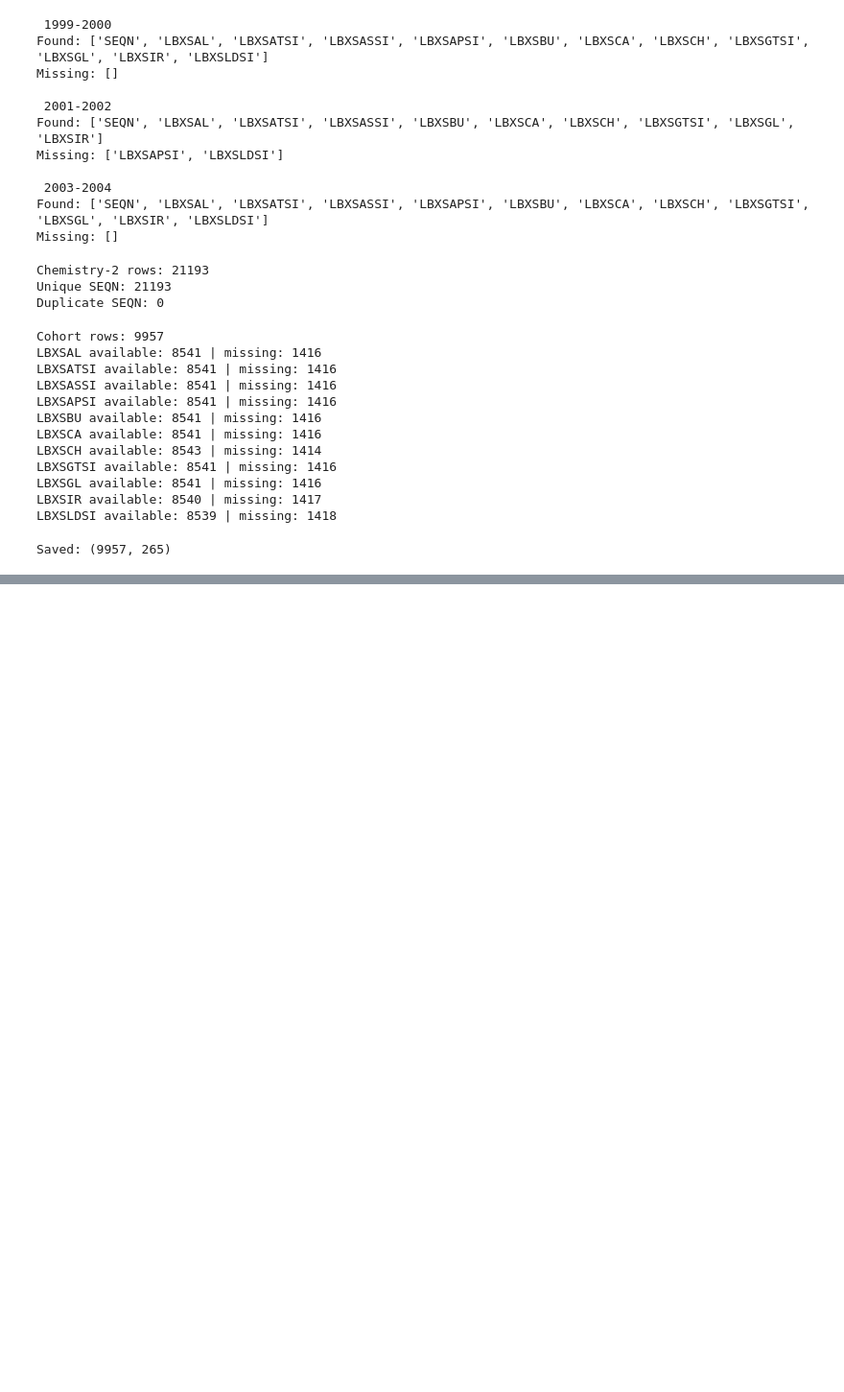
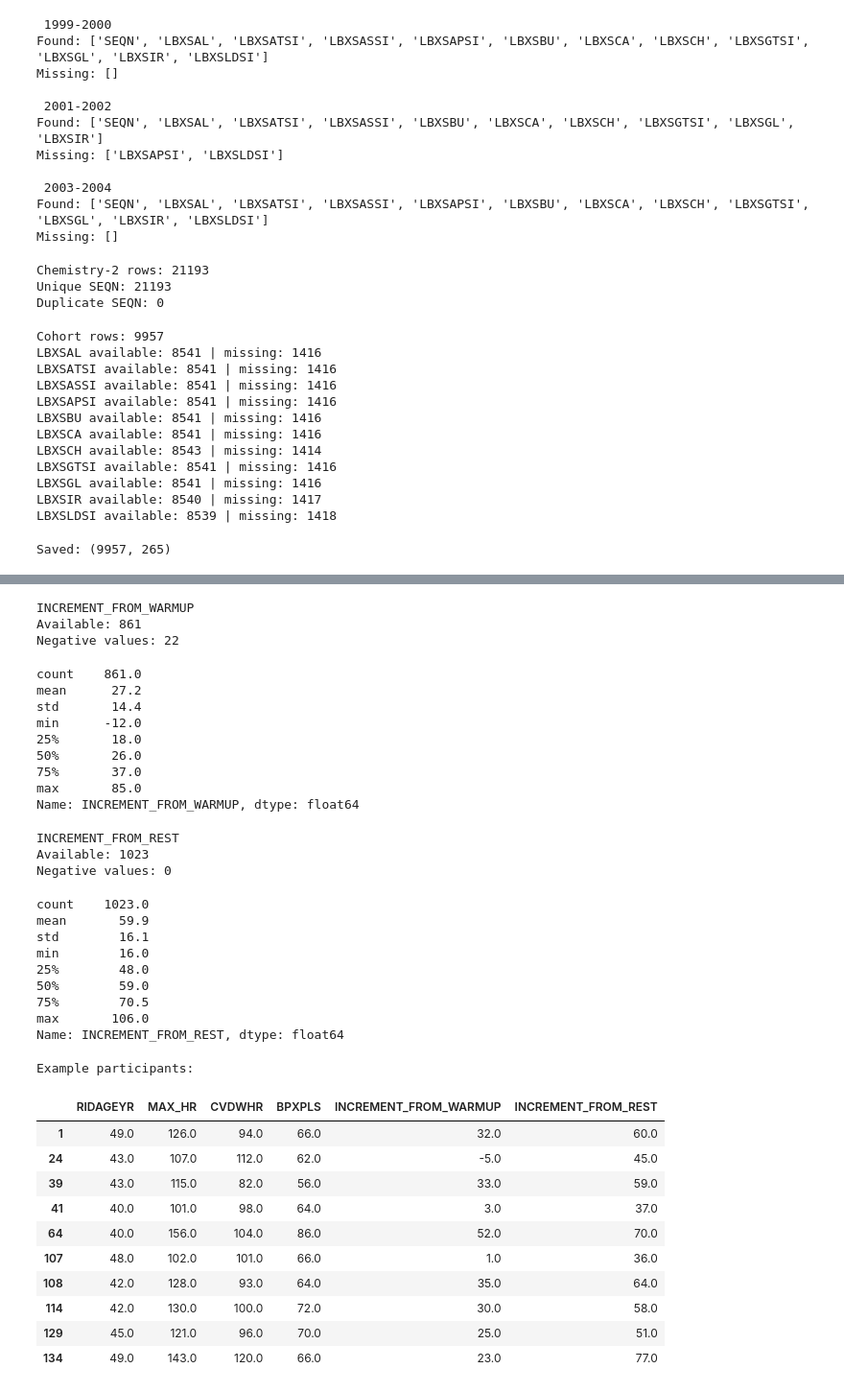
Before and after one commit to Evode-Manirahari/nhanes-cardiovascular-ml, a Jupyter notebook: notebooks/02_build_features.ipynb, the cells around one changed output, grey strips where cells are left out. Shown at 96% size. Cells and saved outputs as stored; diff of their text form; code cells hidden in the pictures; blank space fills up the shorter version.

```diff
--- a/notebooks/02_build_features.ipynb
+++ b/notebooks/02_build_features.ipynb
@@ -3882,0 +6090,80 @@ Saved: (9957, 265)
+# %%
+import pandas as pd
+
+cohort = pd.read_pickle(
+    "../results/cohort_features_with_glycated_albumin_checkpoint.pkl"
+)
+
+hr = cohort[
+    ["SEQN", "RIDAGEYR", "MAX_HR", "CVDWHR", "BPXPLS"]
+].copy()
+
+for col in ["MAX_HR", "CVDWHR", "BPXPLS"]:
+    hr[col] = pd.to_numeric(hr[col], errors="coerce")
+
+# Compare two possible definitions
+hr["INCREMENT_FROM_WARMUP"] = (
+    hr["MAX_HR"] - hr["CVDWHR"]
+)
+
+hr["INCREMENT_FROM_REST"] = (
+    hr["MAX_HR"] - hr["BPXPLS"]
+)
+
+for col in ["INCREMENT_FROM_WARMUP", "INCREMENT_FROM_REST"]:
+    print(f"\n{col}")
+    print("Available:", hr[col].notna().sum())
+    print("Negative values:", (hr[col] < 0).sum())
+    display(hr[col].describe().round(1))
+
+print("\nExample participants:")
+display(
+    hr.loc[
+        hr["MAX_HR"].notna(),
+        [
+            "RIDAGEYR",
+            "MAX_HR",
+            "CVDWHR",
+            "BPXPLS",
+            "INCREMENT_FROM_WARMUP",
+            "INCREMENT_FROM_REST"
+        ]
+    ].head(10)
+)
+# %% [output]
+INCREMENT_FROM_WARMUP
+Available: 861
+Negative values: 22
+count    861.0
+mean      27.2
+std       14.4
+min      -12.0
+25%       18.0
+50%       26.0
+75%       37.0
+max       85.0
+Name: INCREMENT_FROM_WARMUP, dtype: float64
+INCREMENT_FROM_REST
+Available: 1023
+Negative values: 0
+count    1023.0
+mean       59.9
+std        16.1
+min        16.0
+25%        48.0
+50%        59.0
+75%        70.5
+max       106.0
+Name: INCREMENT_FROM_REST, dtype: float64
+Example participants:
+|  | RIDAGEYR | MAX_HR | CVDWHR | BPXPLS | INCREMENT_FROM_WARMUP | INCREMENT_FROM_REST |
+| 1 | 49.0 | 126.0 | 94.0 | 66.0 | 32.0 | 60.0 |
+| 24 | 43.0 | 107.0 | 112.0 | 62.0 | -5.0 | 45.0 |
+| 39 | 43.0 | 115.0 | 82.0 | 56.0 | 33.0 | 59.0 |
+| 41 | 40.0 | 101.0 | 98.0 | 64.0 | 3.0 | 37.0 |
+| 64 | 40.0 | 156.0 | 104.0 | 86.0 | 52.0 | 70.0 |
+| 107 | 48.0 | 102.0 | 101.0 | 66.0 | 1.0 | 36.0 |
+| 108 | 42.0 | 128.0 | 93.0 | 64.0 | 35.0 | 64.0 |
+| 114 | 42.0 | 130.0 | 100.0 | 72.0 | 30.0 | 58.0 |
+| 129 | 45.0 | 121.0 | 96.0 | 70.0 | 25.0 | 51.0 |
+| 134 | 49.0 | 143.0 | 120.0 | 66.0 | 23.0 | 77.0 |
```
Also changed, not shown: parts of 26 cells of this notebook, 1 other file.
